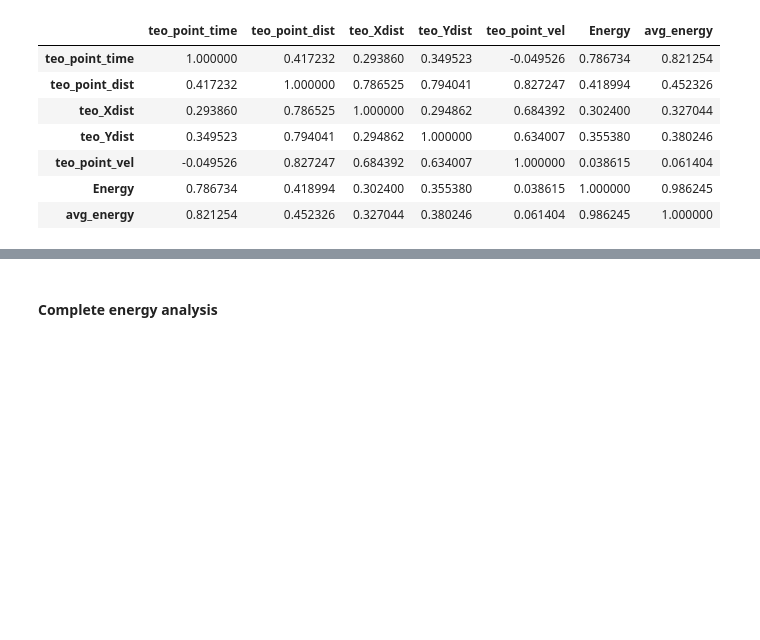
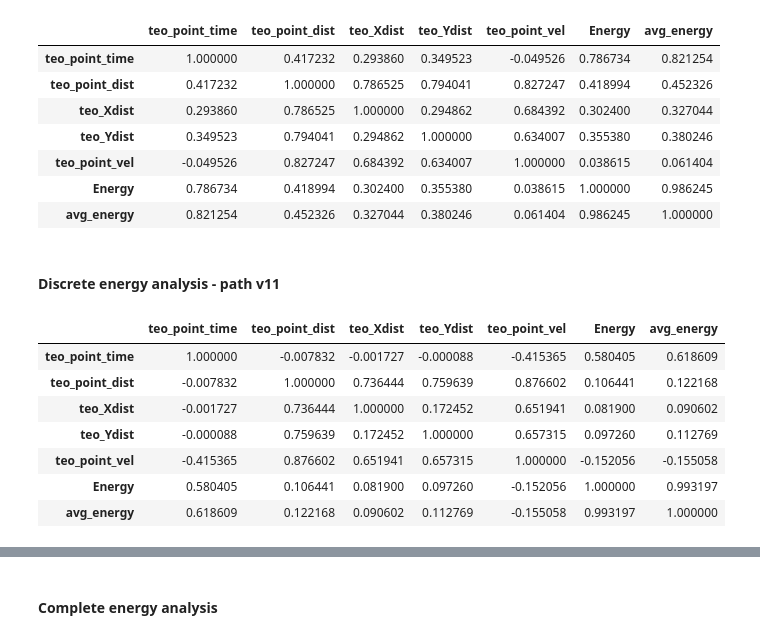
Before and after one commit to salogranada/drone_irrigation, a Jupyter notebook: src/scripts_ML/Final_Analysis_Data.ipynb, the cells around one changed output, grey strips where cells are left out. Saved outputs shown, nothing was run; the diff lists cells and outputs as text; code cells hidden in the pictures; blank space fills up the shorter version.

```diff
--- a/src/scripts_ML/Final_Analysis_Data.ipynb
+++ b/src/scripts_ML/Final_Analysis_Data.ipynb
@@ -75,3 +75,17 @@ complete_energy_analysis.corr()
 | teo_point_vel | -0.049526 | 0.827247 | 0.684392 | 0.634007 | 1.000000 | 0.038615 | 0.061404 |
 | Energy | 0.786734 | 0.418994 | 0.302400 | 0.355380 | 0.038615 | 1.000000 | 0.986245 |
 | avg_energy | 0.821254 | 0.452326 | 0.327044 | 0.380246 | 0.061404 | 0.986245 | 1.000000 |
+# %% [markdown]
+#### Discrete energy analysis - path v11
+# %%
+energy_path11_analysis = energy_path11_pd.drop(columns=["missing_points","path_num","sim_drone_time","sim_point_dist","sim_Xdist","sim_Ydist","avg_error_target_dist"],axis=1)
+energy_path11_analysis.corr()
+# %% [output]
+|  | teo_point_time | teo_point_dist | teo_Xdist | teo_Ydist | teo_point_vel | Energy | avg_energy |
+| teo_point_time | 1.000000 | -0.007832 | -0.001727 | -0.000088 | -0.415365 | 0.580405 | 0.618609 |
+| teo_point_dist | -0.007832 | 1.000000 | 0.736444 | 0.759639 | 0.876602 | 0.106441 | 0.122168 |
+| teo_Xdist | -0.001727 | 0.736444 | 1.000000 | 0.172452 | 0.651941 | 0.081900 | 0.090602 |
+| teo_Ydist | -0.000088 | 0.759639 | 0.172452 | 1.000000 | 0.657315 | 0.097260 | 0.112769 |
+| teo_point_vel | -0.415365 | 0.876602 | 0.651941 | 0.657315 | 1.000000 | -0.152056 | -0.155058 |
+| Energy | 0.580405 | 0.106441 | 0.081900 | 0.097260 | -0.152056 | 1.000000 | 0.993197 |
+| avg_energy | 0.618609 | 0.122168 | 0.090602 | 0.112769 | -0.155058 | 0.993197 | 1.000000 |
```
Also changed, not shown: parts of 8 cells of this notebook, 5 other files.
